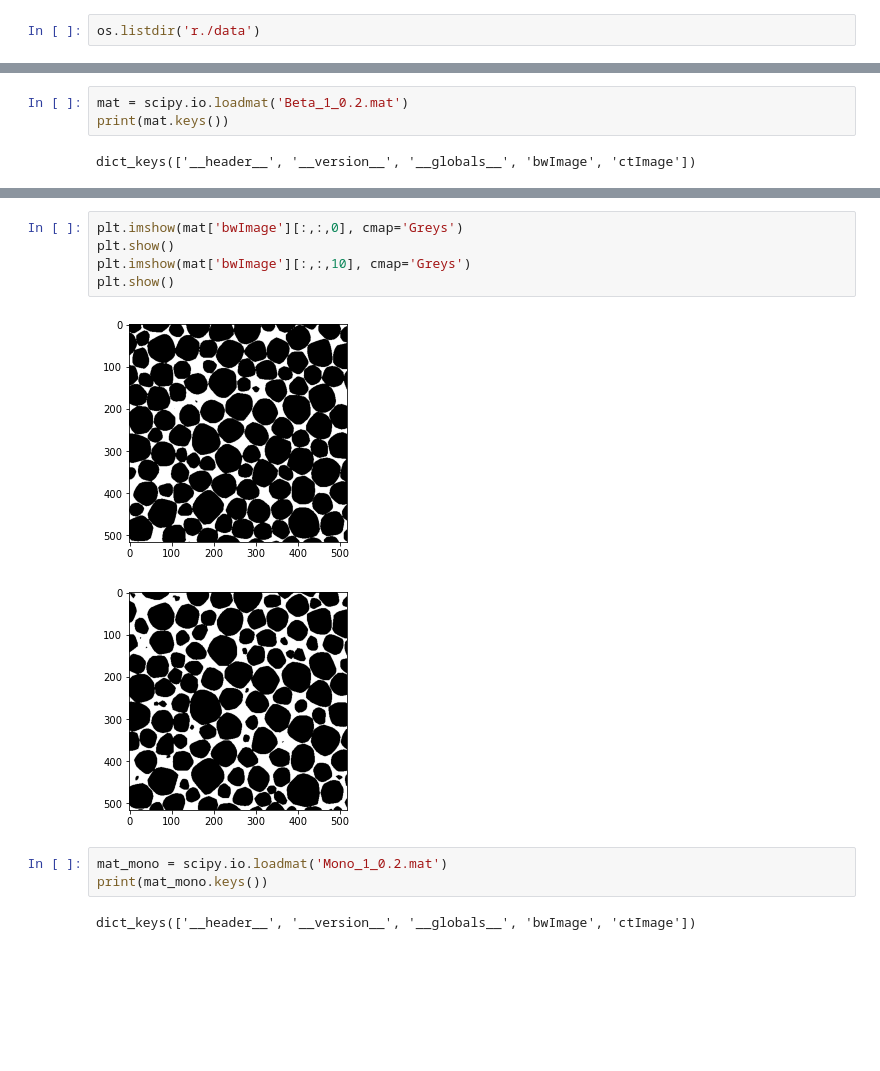
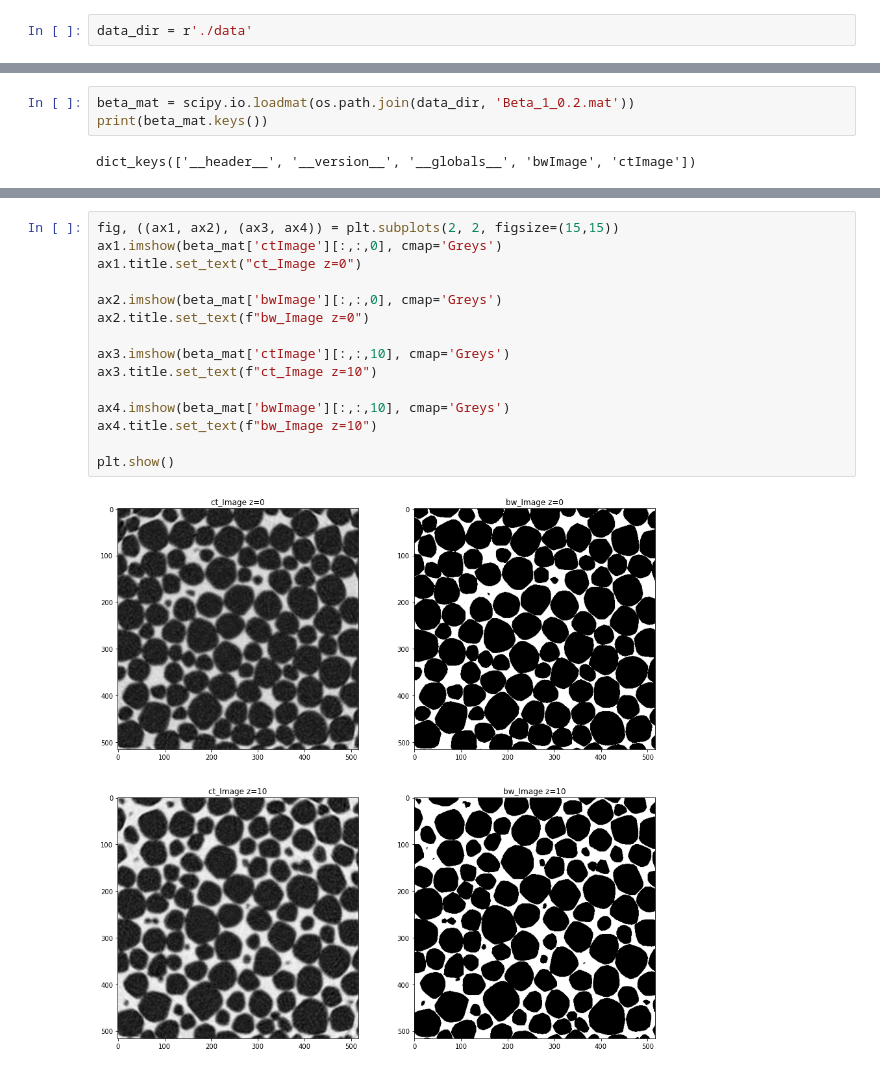
Before and after one commit to NikyParfenov/Aramco_Upstream_Solutions_Technathon_2020, a Jupyter notebook: data_review.ipynb, the cells around one changed output, grey strips where cells are left out. Cells and saved outputs as stored; diff of their text form; blank space fills up the shorter version.

```diff
--- a/data_review.ipynb
+++ b/data_review.ipynb
@@ -7,4 +7,4 @@ import scipy.io
 from PIL import Image
 from matplotlib import pyplot as plt
 # %%
-os.listdir('r./data')
+data_dir = r'./data'
@@ -29,6 +31,6 @@ os.listdir('r./data')
 # %%
-mat = scipy.io.loadmat('Beta_1_0.2.mat')
-print(mat.keys())
+beta_mat = scipy.io.loadmat(os.path.join(data_dir, 'Beta_1_0.2.mat'))
+print(beta_mat.keys())
 # %% [output]
 dict_keys(['__header__', '__version__', '__globals__', 'bwImage', 'ctImage'])
 # %%
@@ -50,13 +44,17 @@ plt.show()
-# %%
-plt.imshow(mat['bwImage'][:,:,0], cmap='Greys')
-plt.show()
-plt.imshow(mat['bwImage'][:,:,10], cmap='Greys')
-plt.show()
-# %% [output]
-[figure, removed]
-[figure, removed]
-# %%
-mat_mono = scipy.io.loadmat('Mono_1_0.2.mat')
-print(mat_mono.keys())
-# %% [output]
-dict_keys(['__header__', '__version__', '__globals__', 'bwImage', 'ctImage'])
+# %%
+fig, ((ax1, ax2), (ax3, ax4)) = plt.subplots(2, 2, figsize=(15,15))
+ax1.imshow(beta_mat['ctImage'][:,:,0], cmap='Greys')
+ax1.title.set_text("ct_Image z=0")
+
+ax2.imshow(beta_mat['bwImage'][:,:,0], cmap='Greys')
+ax2.title.set_text(f"bw_Image z=0")
+
+ax3.imshow(beta_mat['ctImage'][:,:,10], cmap='Greys')
+ax3.title.set_text(f"ct_Image z=10")
+
+ax4.imshow(beta_mat['bwImage'][:,:,10], cmap='Greys')
+ax4.title.set_text(f"bw_Image z=10")
+
+plt.show()
+# %% [output]
+[figure, added]
```
Also changed, not shown: parts of 6 cells of this notebook, 1 other file.
